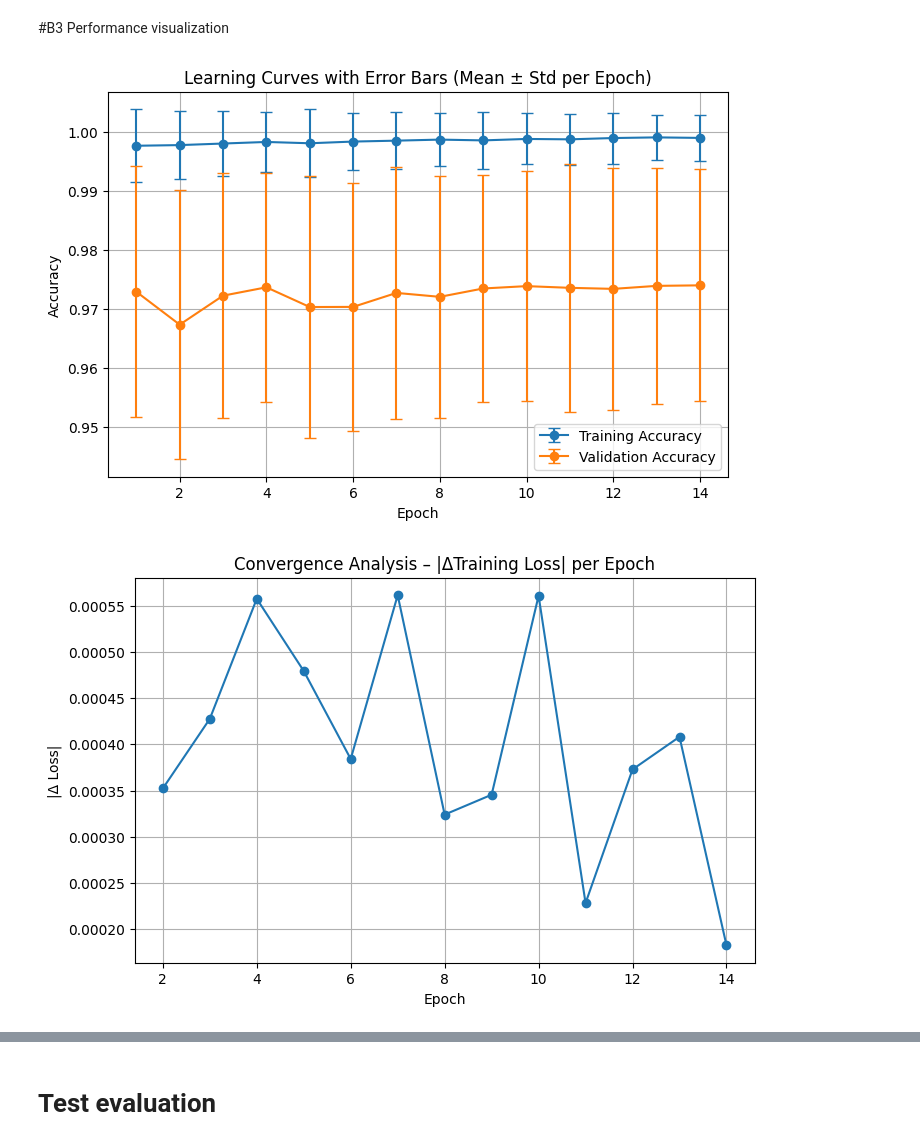
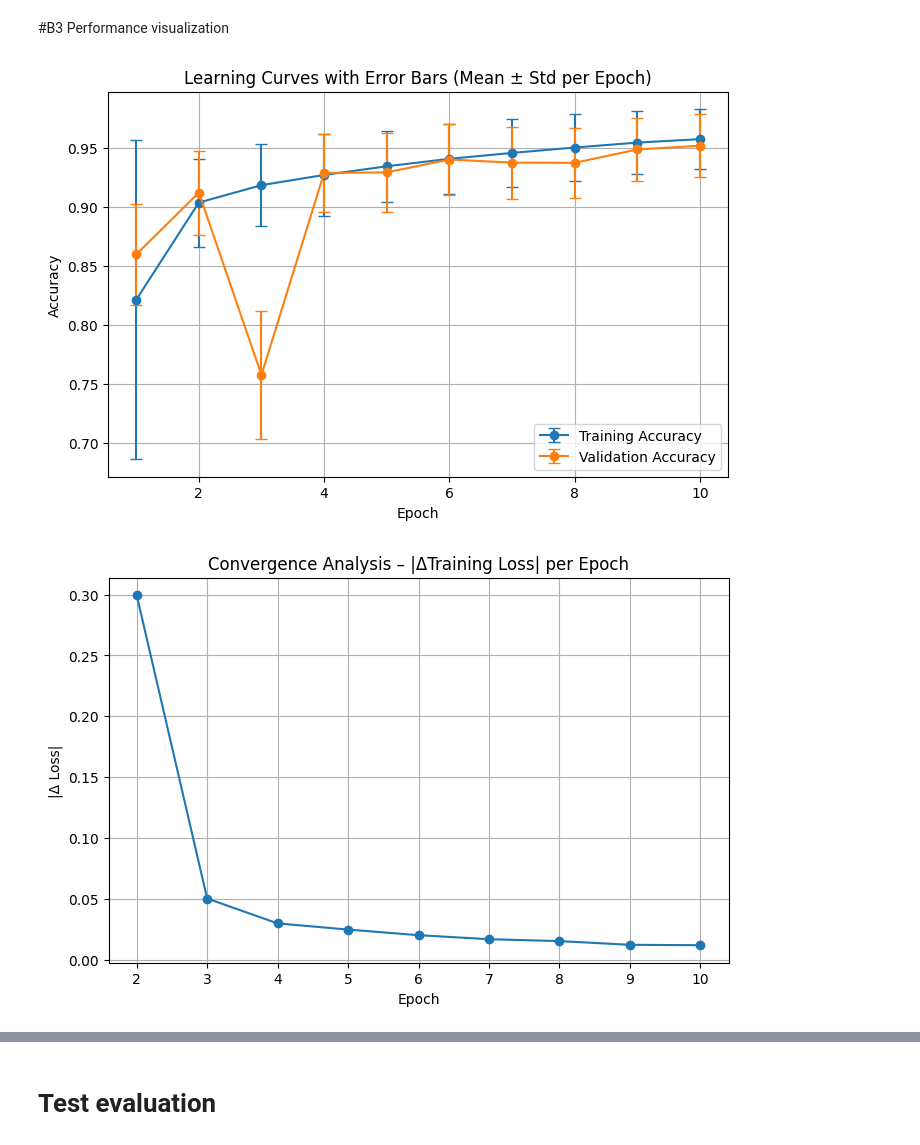
Before and after one commit to Mohammed-Hatem/mnist-linear-and-deep, a Jupyter notebook: ML_Assignment_2.ipynb, the cells around one changed output, grey strips where cells are left out. Saved outputs shown, nothing was run; the diff lists cells and outputs as text; code cells hidden in the pictures.

```diff
--- a/ML_Assignment_2.ipynb
+++ b/ML_Assignment_2.ipynb
@@ -294,8 +355,8 @@ train_data, val_data = random_split(train_data_full, [train_size, val_size])
 
 loaders = {
     'train': torch.utils.data.DataLoader(train_data, batch_size=64, shuffle=True),
-    'val': torch.utils.data.DataLoader(val_data, batch_size=64, shuffle=False),
-    'test': torch.utils.data.DataLoader(test_data, batch_size=64, shuffle=False)
+    'val': torch.utils.data.DataLoader(val_data, batch_size=64),
+    'test': torch.utils.data.DataLoader(test_data, batch_size=64)
 }
 
 print(train_data)
@@ -352,7 +439,7 @@ import time
 import numpy as np
 import torch
 
-epochs = 100
+epochs = 10
 lr = 0.01
 
 criterion = nn.CrossEntropyLoss()
@@ -483,53 +565,49 @@ Best validation loss: 0.0947
 #B3 Performance visualization
 # %%
 
-import numpy as np
 import matplotlib.pyplot as plt
 
 epochs_range = range(1, len(train_losses) + 1)
 
+train_means = [np.mean(b) for b in batch_accs_per_epoch]
+train_stds  = [np.std(b)  for b in batch_accs_per_epoch]
+val_means   = [np.mean(b) for b in val_batch_accs_per_epoch]
+val_stds    = [np.std(b)  for b in val_batch_accs_per_epoch]
 
-if 'batch_accs_per_epoch' in globals() and 'val_batch_accs_per_epoch' in globals():
-    train_means = [np.mean(b) for b in batch_accs_per_epoch]
-    train_stds  = [np.std(b)  for b in batch_accs_per_epoch]
-    val_means   = [np.mean(b) for b in val_batch_accs_per_epoch]
-    val_stds    = [np.std(b)  for b in val_batch_accs_per_epoch]
+plt.figure(figsize=(8,5))
+plt.errorbar(epochs_range, train_means, yerr=train_stds, fmt='-o', capsize=4, label="Training Accuracy")
+plt.errorbar(epochs_range, val_means,   yerr=val_stds,   fmt='-o', capsize=4, label="Validation Accuracy")
+plt.title("Learning Curves with Error Bars (Mean ± Std per Epoch)")
+plt.xlabel("Epoch"); plt.ylabel("Accuracy")
+plt.legend(); plt.grid(True)
+plt.show()
 
-    plt.figure(figsize=(8,5))
-    plt.errorbar(epochs_range, train_means, yerr=train_stds, fmt='-o', capsize=4, label="Training Accuracy")
-    plt.errorbar(epochs_range, val_means,   yerr=val_stds,   fmt='-o', capsize=4, label="Validation Accuracy")
-    plt.title("Learning Curves with Error Bars (Mean ± Std per Epoch)")
-    plt.xlabel("Epoch"); plt.ylabel("Accuracy")
-    plt.legend(); plt.grid(True)
-    plt.show()
-else:
-    print("⚠️ To display error-bar curves, record mini-batch accuracies during training.")
 
 # Convergence Analysis
 loss_diff = np.abs(np.diff(train_losses))
 plt.figure(figsize=(8,5))
 plt.plot(range(2, len(train_losses)+1), loss_diff, marker='o')
 plt.title("Convergence Analysis – |ΔTraining Loss| per Epoch")
 plt.xlabel("Epoch"); plt.ylabel("|Δ Loss|")
 plt.grid(True)
 plt.show()
 
 plt.figure(figsize=(8,5))
 plt.plot(epochs_range, train_losses, 'o-', label="Training Loss")
 plt.plot(epochs_range, val_losses,   'o-', label="Validation Loss")
 plt.title("Training and Validation Loss over Epochs")
 plt.xlabel("Epoch"); plt.ylabel("Loss")
 plt.legend(); plt.grid(True)
 plt.show()
 
 # Training & Validation Accuracy
 plt.figure(figsize=(8,5))
 plt.plot(epochs_range, train_accs, 'o-', label="Training Accuracy")
 plt.plot(epochs_range, val_accs,   'o-', label="Validation Accuracy")
 plt.title("Training and Validation Accuracy over Epochs")
 plt.xlabel("Epoch"); plt.ylabel("Accuracy")
 plt.legend(); plt.grid(True)
 plt.show()
 # %% [output]
-[figure, old version]
+[figure, new version]
-[figure, old version]
+[figure, new version]
```
Also changed, not shown: parts of 16 cells of this notebook.
